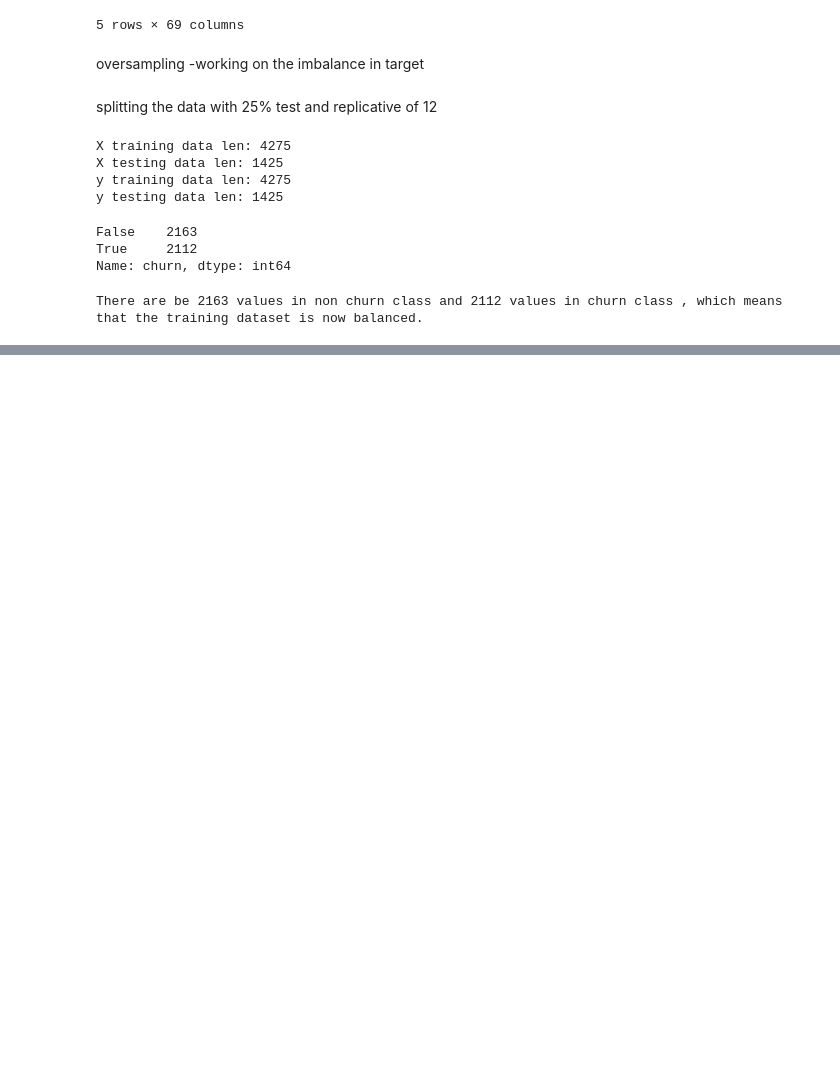
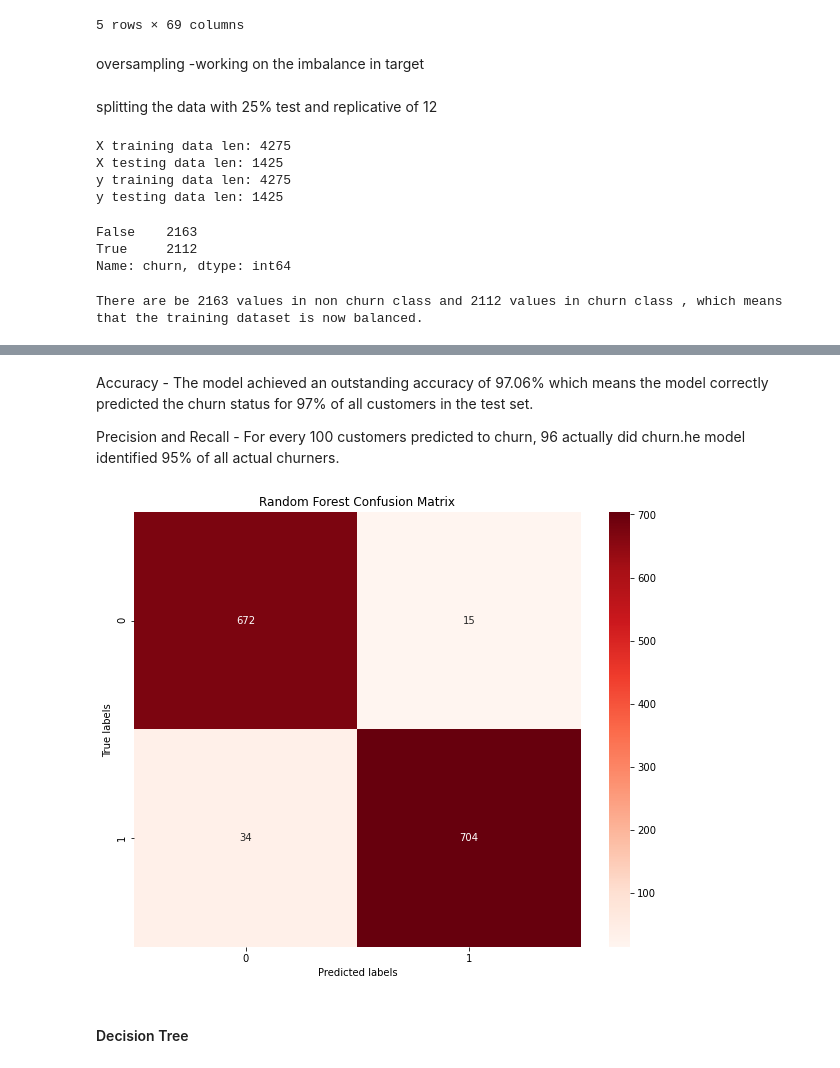
Before and after one commit to ann-mw/phase-3-project, a Jupyter notebook: Untitled.ipynb, the cells around one changed output, grey strips where cells are left out. Cells and saved outputs as stored; diff of their text form; code cells hidden in the pictures; blank space fills up the shorter version.

```diff
--- a/Untitled.ipynb
+++ b/Untitled.ipynb
@@ -897,0 +480,29 @@ weighted avg       0.92      0.92      0.92      1425
+# %%
+# Random Forest
+print("\nRandom Forest")
+model_rf = RandomForestClassifier(random_state=42)
+model_rf.fit(X_train, y_train)
+
+y_pred_rf = model_rf.predict(X_test)
+accuracy_rf = accuracy_score(y_test, y_pred_rf)
+report_rf = classification_report(y_test, y_pred_rf)
+cm_rf = confusion_matrix(y_test, y_pred_rf)
+
+# Calculate F1 score
+f1_rf = f1_score(y_test, y_pred_rf)
+
+print(f"Accuracy: {accuracy_rf:.4f}")
+print(report_rf)
+print("\nConfusion Matrix:")
+print(cm_rf)
+
+# Print F1 score
+print(f"\nF1 Score: {f1_rf:.4f}")
+
+# Save results for later use
+results_rf = {
+    'accuracy': accuracy_rf,
+    'f1_score': f1_rf,
+    'classification_report': report_rf,
+    'confusion_matrix': cm_rf
+}
@@ -897,0 +527,16 @@ weighted avg       0.92      0.92      0.92      1425
+# %% [markdown]
+Accuracy - The model achieved an outstanding accuracy of 97.06% which means the model correctly predicted the churn status for 97% of all customers in the test set.
+
+Precision and Recall - For every 100 customers predicted to churn, 96 actually did churn.he model identified 95% of all actual churners.
+# %%
+# Plot the confusion matrix
+plt.figure(figsize=(10,8))
+sns.heatmap(cm_rf, annot=True, fmt='d', cmap='Reds')
+plt.title('Random Forest Confusion Matrix')
+plt.xlabel('Predicted labels')
+plt.ylabel('True labels')
+plt.show()
+# %% [output]
+[figure, added]
+# %% [markdown]
+#### Decision Tree
```
Also changed, not shown: parts of 91 cells of this notebook.
